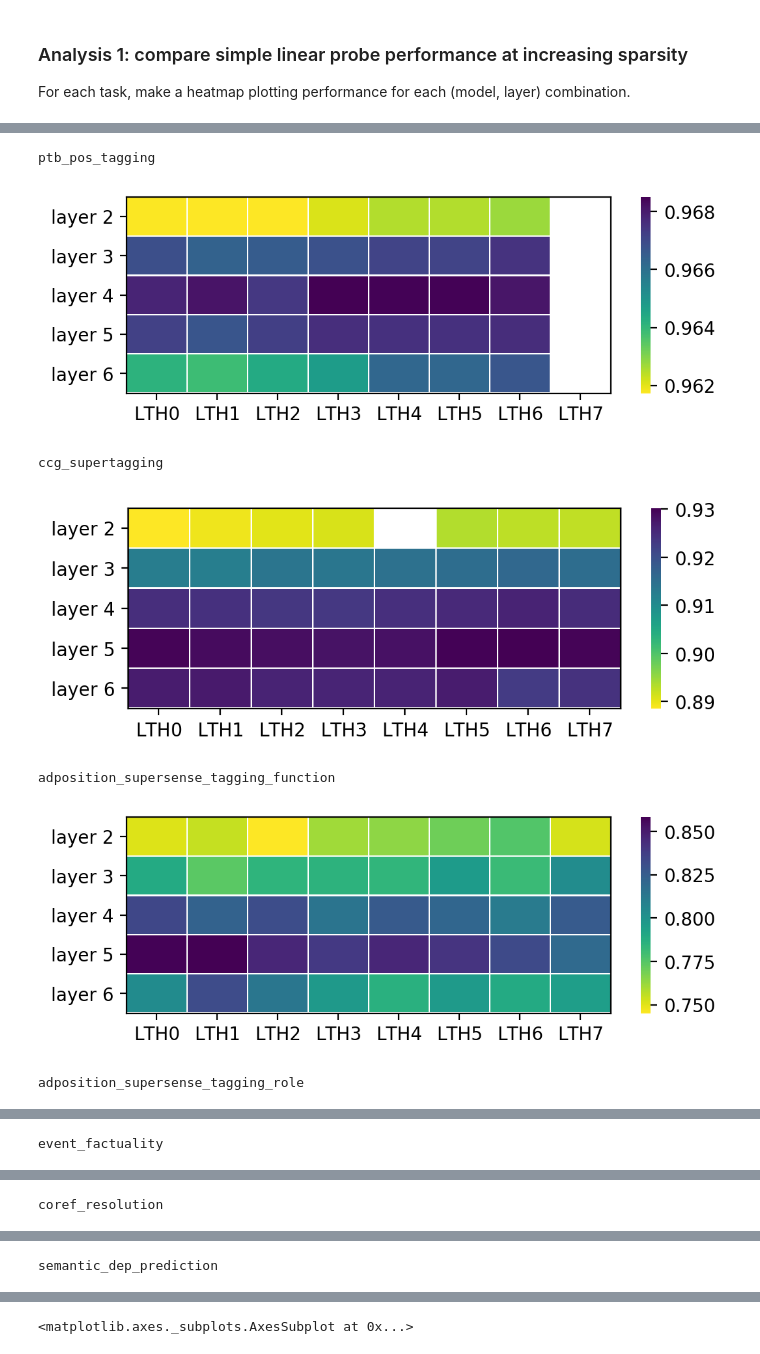
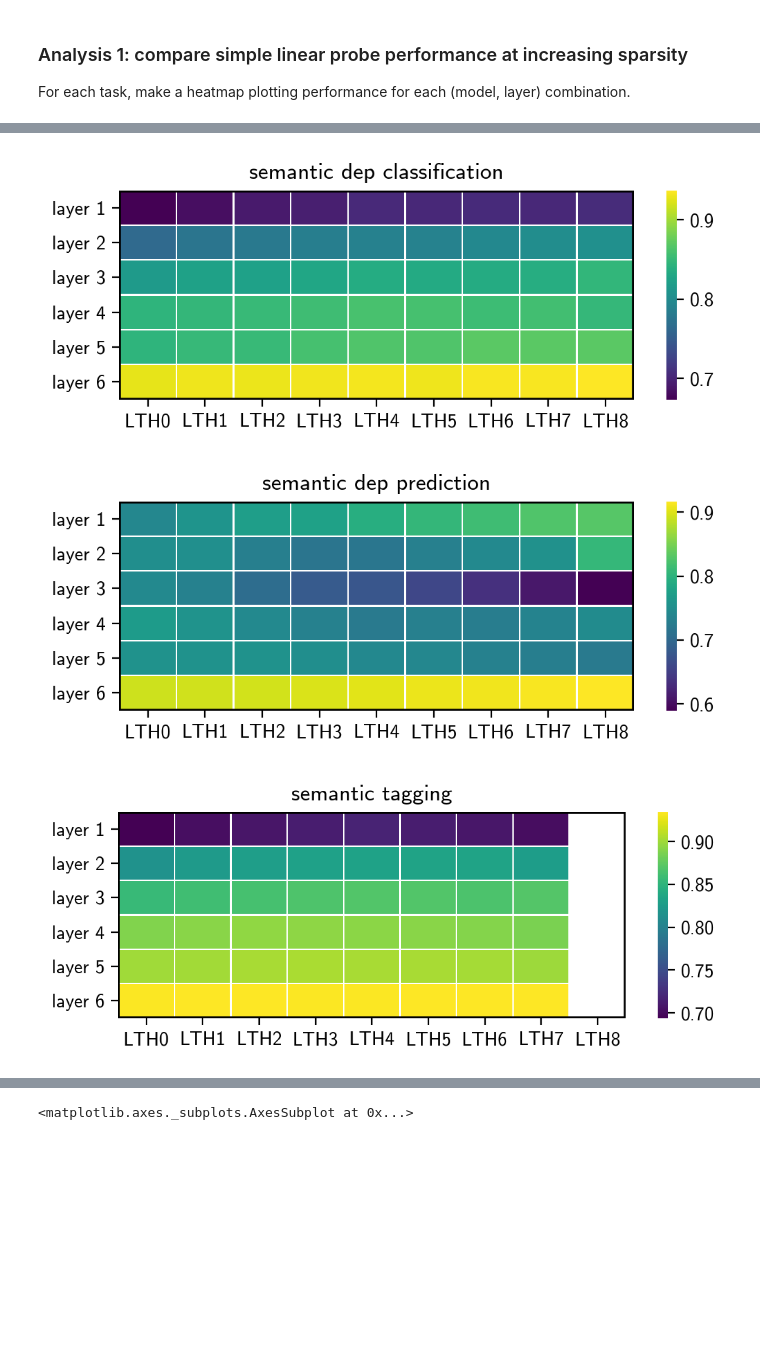
Before and after one commit to rmovva/lth-fairseq, a Jupyter notebook: analysis/analyze_probing_performance.ipynb, the cells around one changed output, grey strips where cells are left out. Drawn from its saved outputs; the diff is of its cells as text; code cells hidden in the pictures; blank space fills up the shorter version.

```diff
--- a/analysis/analyze_probing_performance.ipynb
+++ b/analysis/analyze_probing_performance.ipynb
@@ -148,0 +159,12 @@ SpearmanrResult(correlation=0.2753145843232386, pvalue=1.7628691130934784e-10)
+# %%
+best_layer_perfs = {model : {} for model in models}
+
+for task in metric_dict:
+    for model in best_layer_perfs:
+        best_layer_perfs[model][task] = max(metric_dict[task][model])
+
+df_best_layer_perfs = pd.DataFrame(best_layer_perfs)
+task_means = df_best_layer_perfs.mean(axis=1)
+# df_norm_row = df_best_layer_perfs.sub(task_means, axis=0).div(df_best_layer_perfs.std(axis=1), axis=0)
+df_norm_row = 100*df_best_layer_perfs.sub(task_means, axis=0).div(task_means, axis=0)
+df_best_layer_perfs
@@ -148,0 +189,10 @@ SpearmanrResult(correlation=0.2753145843232386, pvalue=1.7628691130934784e-10)
+# %%
+plt.figure(figsize=(3, 10), dpi=200)
+df = df_norm_row
+ax = sns.heatmap(data=df, cmap='viridis', lw=0.5, vmin=-2) # vmin=np.nanmin(df.values), vmax=np.nanmax(df.values))
+ax.add_patch(Rectangle((0, 0), len(df.columns), len(df.index), fill=False, edgecolor='black', lw=2))
+ax.xaxis.tick_top()
+plt.xticks(rotation=90)
+ax.tick_params(axis='both', which='both', length=0, pad=5)
+# ax.set_title(' '.join(task.split('_')))
+plt.show()
@@ -149,18 +201,17 @@ SpearmanrResult(correlation=0.2753145843232386, pvalue=1.7628691130934784e-10)
 # %%
-for task in metric_dict:
-    print(task)
+from matplotlib.patches import Rectangle
+
+# for task in metric_dict:
+for task in ['semantic_dep_classification', 'semantic_dep_prediction', 'semantic_tagging']:
+# for task in ['coref_resolution']:
     plt.figure(figsize=(6, 2), dpi=200)
     df = pd.DataFrame(metric_dict[task], index=[f'layer {i+1}' for i in range(6)])
-#     ax = sns.heatmap(data=df, cmap='RdBu_r', lw=0.5, linecolor='white')
-    ax = sns.heatmap(data=df.iloc[1:,:], cmap='viridis_r', lw=0.5) # vmin=np.nanmin(df.values), vmax=np.nanmax(df.values))
-    for _, spine in ax.spines.items():
-        spine.set_visible(True)
+    df = df.iloc[0:, :]
+    ax = sns.heatmap(data=df.iloc[0:,:], cmap='viridis', lw=0.5) # vmin=np.nanmin(df.values), vmax=np.nanmax(df.values))
+    ax.add_patch(Rectangle((0, 0), len(df.columns), len(df.index), fill=False, edgecolor='black', lw=2))
+    ax.set_title(' '.join(task.split('_')))
     plt.show()
 # %% [output]
-ptb_pos_tagging
-[figure, old version]
+[figure, new version]
-ccg_supertagging
-[figure, old version]
+[figure, new version]
-adposition_supersense_tagging_function
-[figure, old version]
+[figure, new version]
-adposition_supersense_tagging_role
@@ -168 +217,0 @@ adposition_supersense_tagging_role
-event_factuality
@@ -170 +217,0 @@ event_factuality
-coref_resolution
@@ -172 +217,0 @@ coref_resolution
-semantic_dep_prediction
```
Also changed, not shown: parts of 18 cells of this notebook, 10 other files.
